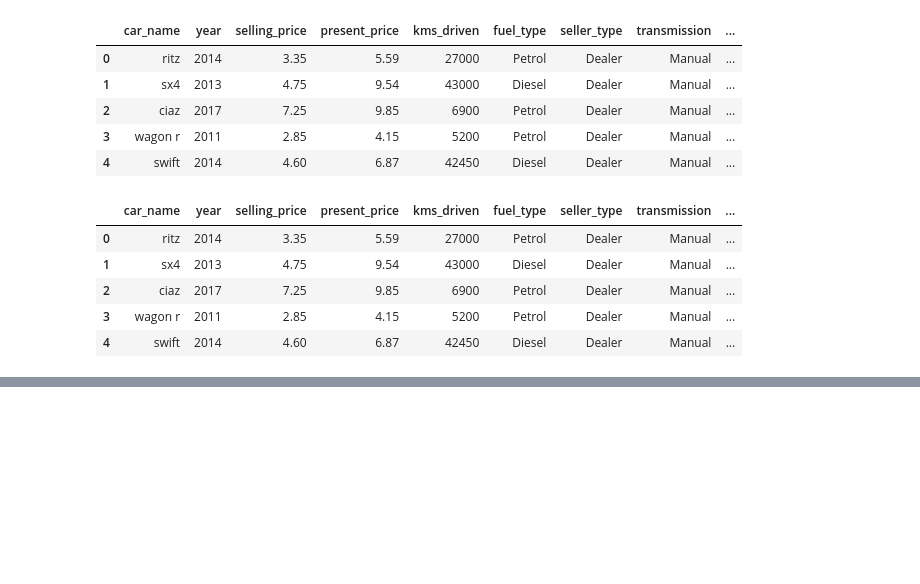
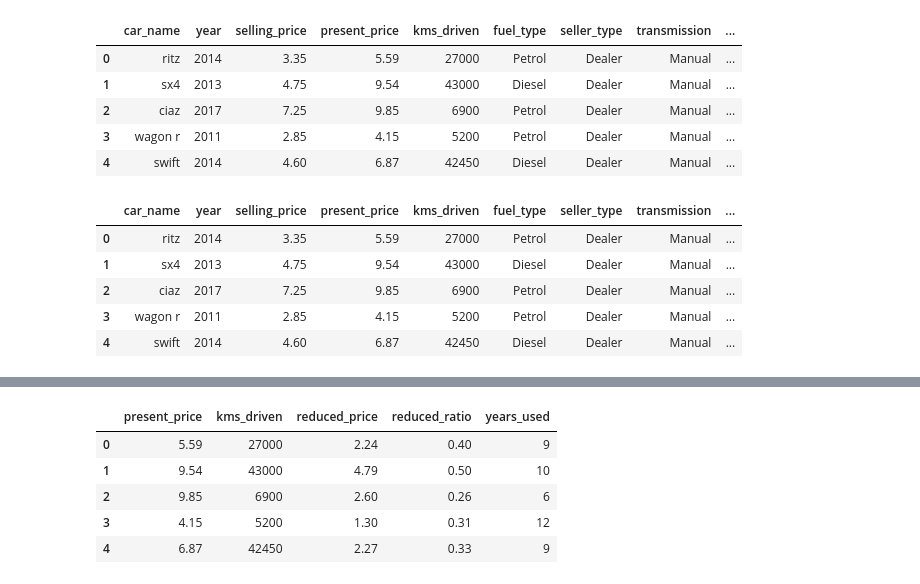
Before and after one commit to Bidkar2912/Car_Price_Prediction, a Jupyter notebook: Car_Price_Prediction.ipynb, the cells around one changed output, grey strips where cells are left out. Drawn from its saved outputs; the diff is of its cells as text; code cells hidden in the pictures; blank space fills up the shorter version.

```diff
--- a/Car_Price_Prediction.ipynb
+++ b/Car_Price_Prediction.ipynb
@@ -232,0 +253,3 @@ plt.show()
+# %%
+df_car = df_car.join(fuel_type_encode, how = 'inner')\
+                .join(transmission_encode, how = 'inner')
@@ -232,0 +265,13 @@ plt.show()
+# %%
+numeric_cols = ['present_price', 'kms_driven', 'reduced_price',
+                'reduced_ratio','years_used']
+explanatory_vif_df =df_car[numeric_cols]
+# %%
+explanatory_vif_df.head()
+# %% [output]
+|  | present_price | kms_driven | reduced_price | reduced_ratio | years_used |
+| 0 | 5.59 | 27000 | 2.24 | 0.40 | 9 |
+| 1 | 9.54 | 43000 | 4.79 | 0.50 | 10 |
+| 2 | 9.85 | 6900 | 2.60 | 0.26 | 6 |
+| 3 | 4.15 | 5200 | 1.30 | 0.31 | 12 |
+| 4 | 6.87 | 42450 | 2.27 | 0.33 | 9 |
```
Also changed, not shown: parts of 29 cells of this notebook.
